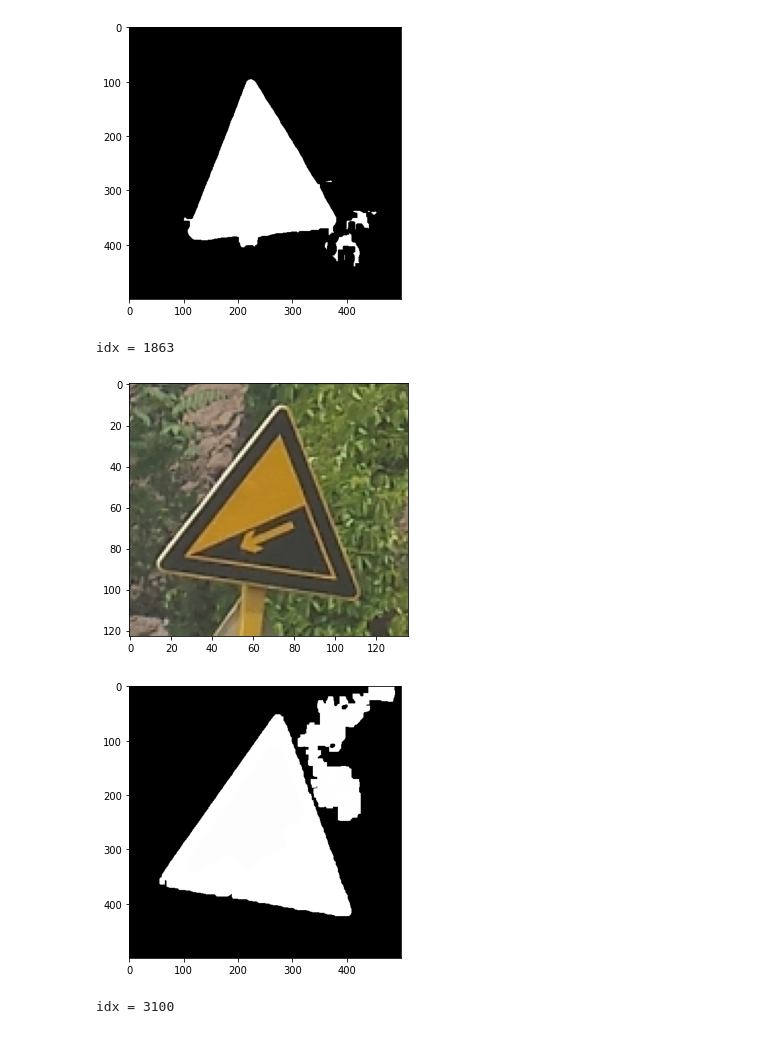
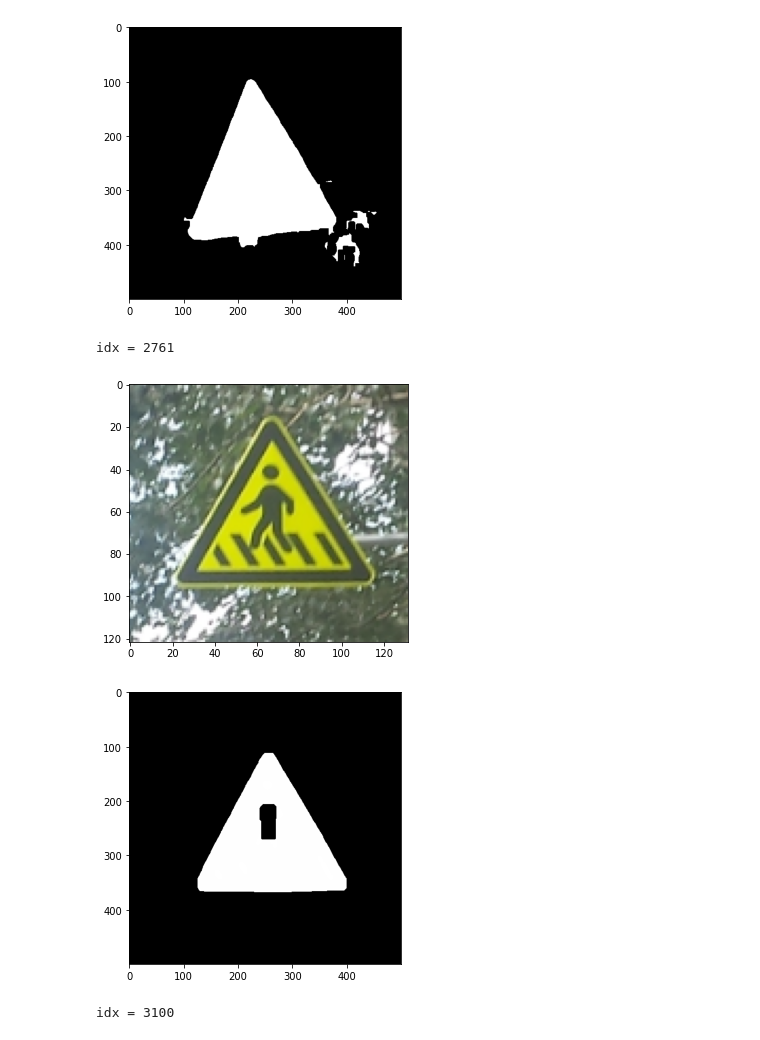
Before and after one commit to chengboon-utar/mini-project, a Jupyter notebook: test.ipynb, the cells around one changed output. Drawn from its saved outputs; the diff is of its cells as text; code cells hidden in the pictures.

```diff
--- a/test.ipynb
+++ b/test.ipynb
@@ -319,37 +319,37 @@ def yellow_mask(hsv):
     yellow_copy = cv.dilate(yellow_copy, np.ones((3, 3), np.uint8), iterations=5)
     yellow_copy = cv.morphologyEx(yellow_copy, cv.MORPH_CLOSE, kernel, iterations=10)
 
     mask = yellow_mask + yellow_copy
     mask = remove_small_objects(mask)
     # plot(mask)
 
 
     # # # # cvInRangeS(imgHSV, cvScalar(0, 0, 0, 0), cvScalar(180, 255, 30, 0), imgThreshold) equaivalent
     b_mask = black_mask(hsv)
     b_mask = cv.morphologyEx(b_mask, cv.MORPH_DILATE, kernel, iterations=4)
     # plot(b_mask, 'black mask')
     mask = mask + b_mask
     # mask = floodFill(mask)
 
     # im_out = cv.morphologyEx(mask, cv.MORPH_ERODE, kernel, iterations=8)
     # im_out = remove_small_objects(im_out)
     # im_out = cv.morphologyEx(im_out, cv.MORPH_DILATE, kernel, iterations=10)
 
     return mask
     # return mask
 
-img = random_img(1863)[1]
+img = random_img(2761)[1]
 plot(cv.cvtColor(img, cv.COLOR_BGR2RGB))
 
 hsv = preprocessing(img)
 rgb_ = cv.cvtColor(hsv, cv.COLOR_HSV2RGB)
 plot(yellow_mask(hsv))
 
 # 1863, 861, 679, 2831, 1847, 2964
 # %% [output]
-idx = 1863
+idx = 2761
-[figure, old version]
+[figure, new version]
-[figure, old version]
+[figure, new version]
 # %%
 # triangle hough transform detect triangle return mask
 def triangle_hough_transform(img):
```
Also changed, not shown: parts of 1 cell of this notebook.
